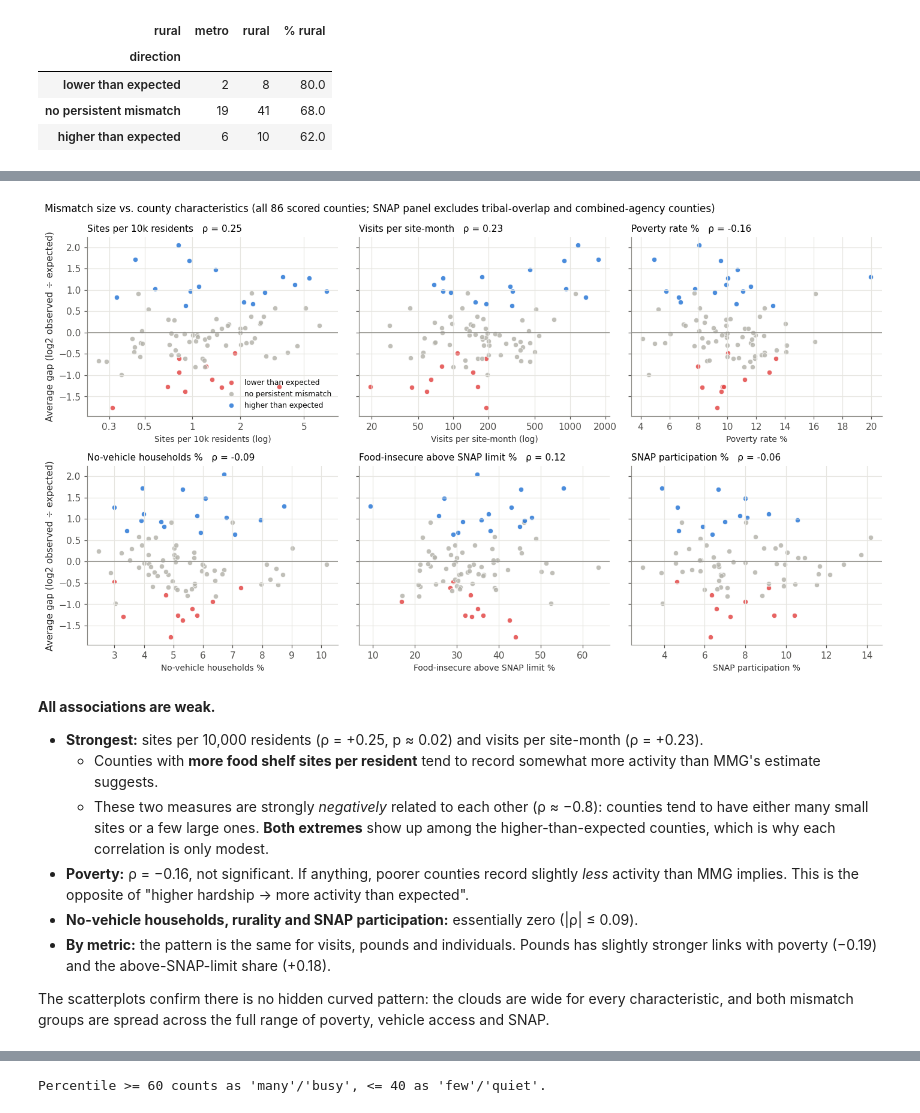
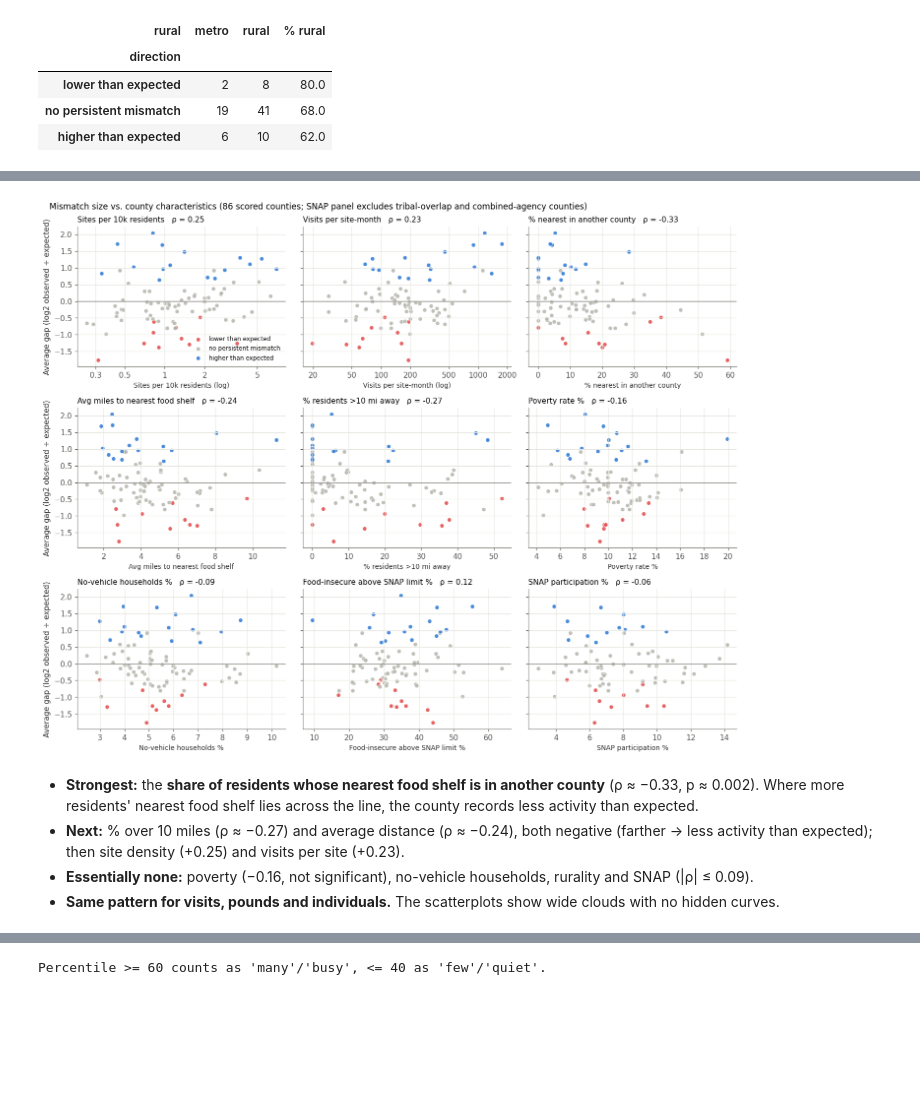
Before and after one commit to MukhHz/MINNEMUDAC_2026, a Jupyter notebook: notebooks/q1_need_vs_foodshelf_activity.ipynb, the cells around one changed output, grey strips where cells are left out. Saved outputs shown, nothing was run; the diff lists cells and outputs as text; code cells hidden in the pictures; blank space fills up the shorter version.

```diff
--- a/notebooks/q1_need_vs_foodshelf_activity.ipynb
+++ b/notebooks/q1_need_vs_foodshelf_activity.ipynb
@@ -2381,26 +1856,3 @@ Rural (RUCC 4-9) share by group:
 | lower than expected | 2 | 8 | 80.0 |
 | no persistent mismatch | 19 | 41 | 68.0 |
 | higher than expected | 6 | 10 | 62.0 |
-# %%
-LOG_TICKS = {"sites_per_10k": [0.3, 0.5, 1, 2, 5], "visits_per_site_month": [20, 50, 100, 200, 500, 1000, 2000]}
-GROUP_COLOR = {"lower than expected": "#e34948", "no persistent mismatch": "#b5b4ac", "higher than expected": "#2a78d6"}
-plot_chars = ["sites_per_10k", "visits_per_site_month", "poverty_rate", "no_vehicle_rate",
-              "pct_fi_above_snap_threshold", "snap_rate"]
-fig, axes = plt.subplots(2, 3, figsize=(13, 7))
-for ax, c in zip(axes.flat, plot_chars):
-    for i, g in enumerate(GROUPS):
-        vals = prof.loc[prof["direction"] == g, c].dropna()
-        jitter = np.random.default_rng(i).uniform(-0.18, 0.18, len(vals))
-        ax.scatter(np.full(len(vals), i) + jitter, vals, s=26, color=GROUP_COLOR[g], alpha=0.85, edgecolor="white", linewidth=0.6)
-        ax.hlines(vals.median(), i - 0.3, i + 0.3, color="#2b2b2b", lw=2)
-    ax.axhline(state_median[c], color="#8a8984", lw=1, ls=":")
-    if c in ("sites_per_10k", "visits_per_site_month"):
-        ax.set_yscale("log")
-        ax.set_yticks(LOG_TICKS[c]); ax.set_yticklabels([f"{t:g}" for t in LOG_TICKS[c]]); ax.minorticks_off()
-    ax.set_xticks(range(3)); ax.set_xticklabels(["lower than\nexpected", "no persistent\nmismatch", "higher than\nexpected"], fontsize=8.5)
-    ax.set_title(CHAR[c] + (" (log scale)" if c in ("sites_per_10k", "visits_per_site_month") else ""), loc="left", fontsize=10)
-    ax.grid(axis="x", visible=False)
-fig.suptitle("County characteristics by Part 3 mismatch group (black bar = group median, dotted line = state median)",
-             x=0.01, ha="left", fontsize=11)
-plt.tight_layout()
-plt.show()
@@ -2442,38 +1895,37 @@ assoc.round(2)
 | Food-insecure above SNAP limit % | 0.12 | 0.26 | 86 | 0.10 | 0.18 | 0.11 |
 | SNAP participation % | -0.06 | 0.62 | 74 | -0.07 | -0.10 | -0.05 |
 # %%
-fig, axes = plt.subplots(2, 3, figsize=(13, 7.4), sharey=True)
+GROUP_COLOR = {"lower than expected": "#e34948", "no persistent mismatch": "#b5b4ac", "higher than expected": "#2a78d6"}
+LOG_TICKS = {"sites_per_10k": [0.3, 0.5, 1, 2, 5], "visits_per_site_month": [20, 50, 100, 200, 500, 1000, 2000]}
+plot_chars = ["sites_per_10k", "visits_per_site_month", "pct_nearest_other_county",
+              "mean_dist_mi", "pct_over_10mi", "poverty_rate",
+              "no_vehicle_rate", "pct_fi_above_snap_threshold", "snap_rate"]
+fig, axes = plt.subplots(3, 3, figsize=(13, 10.5), sharey=True)
 for ax, c in zip(axes.flat, plot_chars):
     for g in GROUPS:
-        sub = prof[prof["direction"] == g]
-        ax.scatter(sub[c], sub["mean_gap_all"], s=30, color=GROUP_COLOR[g], alpha=0.85, edgecolor="white",
+        sub_g = prof[prof["direction"] == g]
+        ax.scatter(sub_g[c], sub_g["mean_gap_all"], s=30, color=GROUP_COLOR[g], alpha=0.85, edgecolor="white",
                    linewidth=0.6, label=g)
     ax.axhline(0, color="#8a8984", lw=1)
-    if c in ("sites_per_10k", "visits_per_site_month"):
+    if c in LOG_TICKS:
         ax.set_xscale("log")
         ax.set_xticks(LOG_TICKS[c]); ax.set_xticklabels([f"{t:g}" for t in LOG_TICKS[c]]); ax.minorticks_off()
-    rho = assoc.loc[CHAR[c], "All metrics"]
-    ax.set_title(f"{CHAR[c]}   ρ = {rho:.2f}", loc="left", fontsize=10)
-    ax.set_xlabel(CHAR[c] + (" (log)" if c in ("sites_per_10k", "visits_per_site_month") else ""), fontsize=9)
+    ax.set_title(f"{CHAR[c]}   ρ = {assoc.loc[CHAR[c], 'All metrics']:.2f}", loc="left", fontsize=10)
+    ax.set_xlabel(CHAR[c] + (" (log)" if c in LOG_TICKS else ""), fontsize=9)
 for ax in axes[:, 0]:
     ax.set_ylabel("Average gap (log2 observed ÷ expected)")
 axes[0, 0].legend(frameon=False, fontsize=8, loc="lower right")
-fig.suptitle("Mismatch size vs. county characteristics (all 86 scored counties; SNAP panel excludes tribal-overlap and combined-agency counties)",
+fig.suptitle("Mismatch size vs. county characteristics (86 scored counties; SNAP panel excludes tribal-overlap and combined-agency counties)",
              x=0.01, ha="left", fontsize=11)
 plt.tight_layout()
 plt.show()
 # %% [output]
-[figure, old version]
+[figure, new version]
 # %% [markdown]
-**All associations are weak.**
-- **Strongest:** sites per 10,000 residents (ρ = +0.25, p ≈ 0.02) and visits per site-month (ρ = +0.23).
-  - Counties with **more food shelf sites per resident** tend to record somewhat more activity than MMG's estimate suggests.
-  - These two measures are strongly *negatively* related to each other (ρ ≈ −0.8): counties tend to have either many small sites or a few large ones. **Both extremes** show up among the higher-than-expected counties, which is why each correlation is only modest.
-- **Poverty:** ρ = −0.16, not significant. If anything, poorer counties record slightly *less* activity than MMG implies. This is the opposite of "higher hardship → more activity than expected".
-- **No-vehicle households, rurality and SNAP participation:** essentially zero (|ρ| ≤ 0.09).
-- **By metric:** the pattern is the same for visits, pounds and individuals. Pounds has slightly stronger links with poverty (−0.19) and the above-SNAP-limit share (+0.18).
-
-The scatterplots confirm there is no hidden curved pattern: the clouds are wide for every characteristic, and both mismatch groups are spread across the full range of poverty, vehicle access and SNAP.
+- **Strongest:** the **share of residents whose nearest food shelf is in another county** (ρ ≈ −0.33, p ≈ 0.002). Where more residents' nearest food shelf lies across the line, the county records less activity than expected.
+- **Next:** % over 10 miles (ρ ≈ −0.27) and average distance (ρ ≈ −0.24), both negative (farther → less activity than expected); then site density (+0.25) and visits per site (+0.23).
+- **Essentially none:** poverty (−0.16, not significant), no-vehicle households, rurality and SNAP (|ρ| ≤ 0.09).
+- **Same pattern for visits, pounds and individuals.** The scatterplots show wide clouds with no hidden curves.
 # %% [markdown]
 ## 32. A simple regression check
 
```
Also changed, not shown: parts of 112 cells of this notebook, 3 other files.
